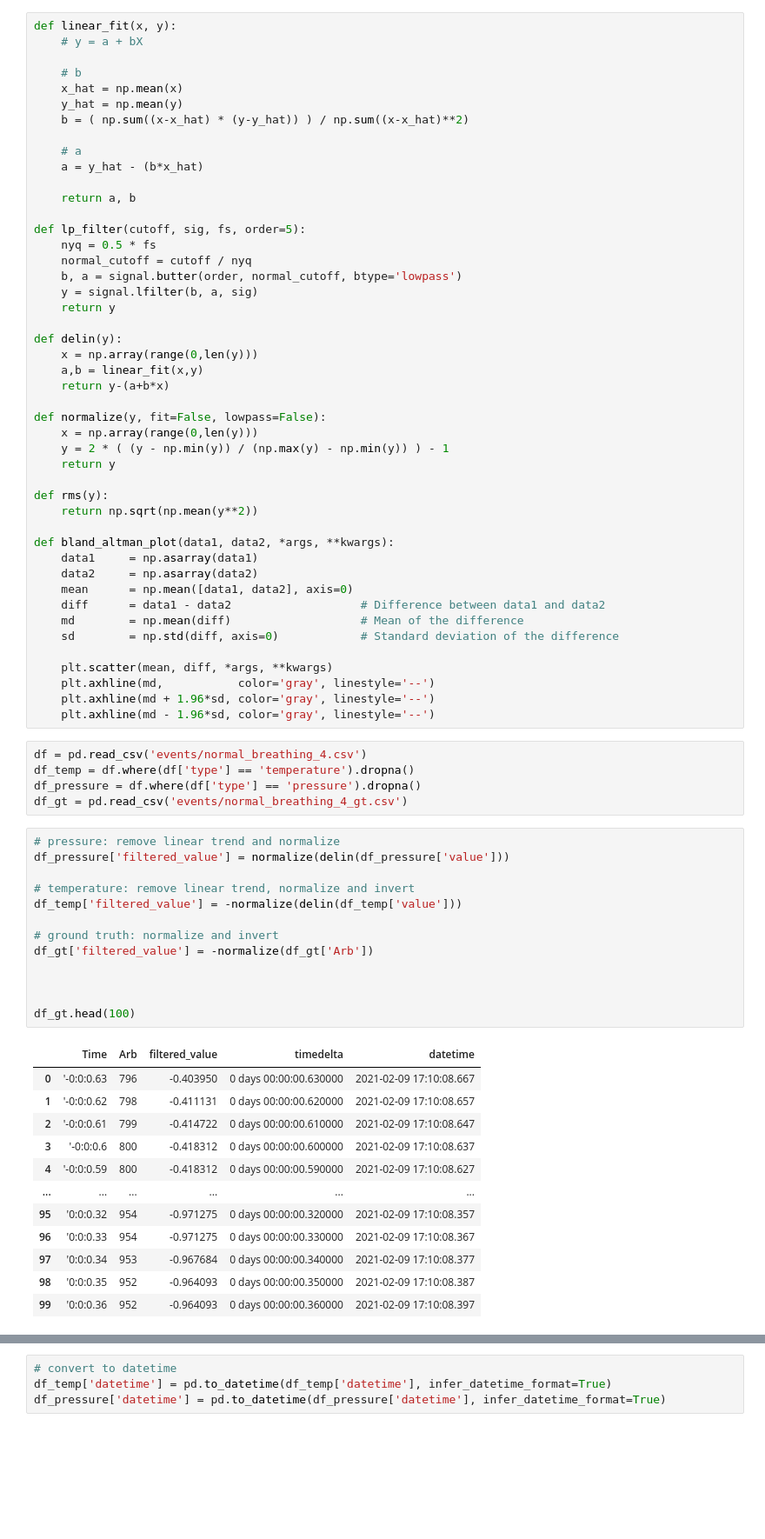
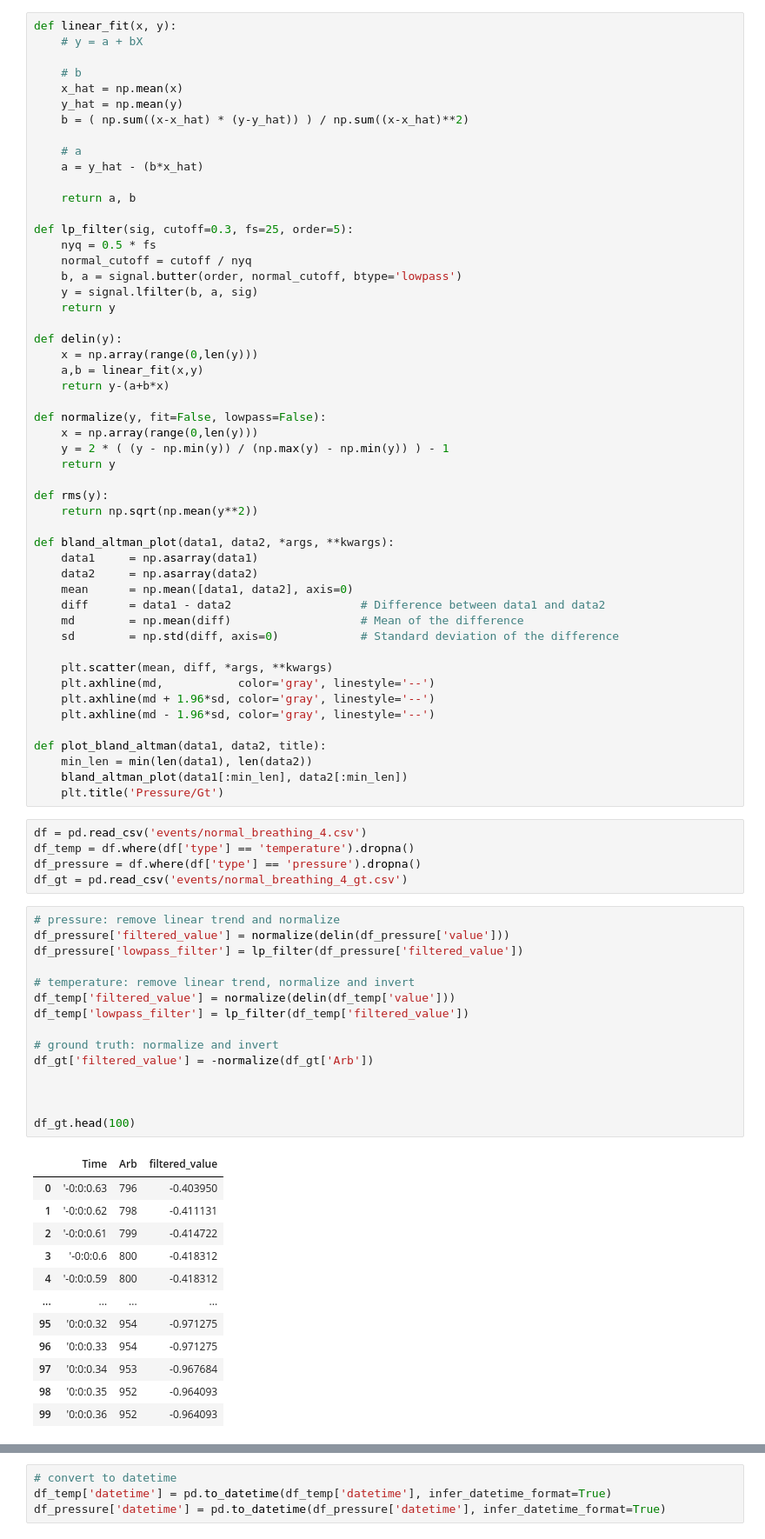
Before and after one commit to ka-moamoa/facebit-ios, a Jupyter notebook: data-exploration/bland-altman-plot-rr.ipynb, the cells around one changed output, grey strips where cells are left out. Shown: that part at 87% size. Cells and saved outputs as stored; diff of their text form; blank space fills up the shorter version.

```diff
--- a/data-exploration/bland-altman-plot-rr.ipynb
+++ b/data-exploration/bland-altman-plot-rr.ipynb
@@ -24,7 +24,7 @@ def linear_fit(x, y):
 
     return a, b
 
-def lp_filter(cutoff, sig, fs, order=5):
+def lp_filter(sig, cutoff=0.3, fs=25, order=5):
     nyq = 0.5 * fs
     normal_cutoff = cutoff / nyq
     b, a = signal.butter(order, normal_cutoff, btype='lowpass')
@@ -56,6 +56,11 @@ def bland_altman_plot(data1, data2, *args, **kwargs):
     plt.axhline(md,           color='gray', linestyle='--')
     plt.axhline(md + 1.96*sd, color='gray', linestyle='--')
     plt.axhline(md - 1.96*sd, color='gray', linestyle='--')
+
+def plot_bland_altman(data1, data2, title):
+    min_len = min(len(data1), len(data2))
+    bland_altman_plot(data1[:min_len], data2[:min_len])
+    plt.title('Pressure/Gt')
 # %%
 df = pd.read_csv('events/normal_breathing_4.csv')
 df_temp = df.where(df['type'] == 'temperature').dropna()
@@ -64,26 +69,28 @@ df_gt = pd.read_csv('events/normal_breathing_4_gt.csv')
 # %%
 # pressure: remove linear trend and normalize
 df_pressure['filtered_value'] = normalize(delin(df_pressure['value']))
+df_pressure['lowpass_filter'] = lp_filter(df_pressure['filtered_value'])
 
 # temperature: remove linear trend, normalize and invert
-df_temp['filtered_value'] = -normalize(delin(df_temp['value']))
+df_temp['filtered_value'] = normalize(delin(df_temp['value']))
+df_temp['lowpass_filter'] = lp_filter(df_temp['filtered_value'])
 
 # ground truth: normalize and invert
 df_gt['filtered_value'] = -normalize(df_gt['Arb'])
 
 
 
 df_gt.head(100)
 # %% [output]
-|  | Time | Arb | filtered_value | timedelta | datetime |
-| 0 | '-0:0:0.63 | 796 | -0.403950 | 0 days 00:00:00.630000 | 2021-02-09 17:10:08.667 |
-| 1 | '-0:0:0.62 | 798 | -0.411131 | 0 days 00:00:00.620000 | 2021-02-09 17:10:08.657 |
-| 2 | '-0:0:0.61 | 799 | -0.414722 | 0 days 00:00:00.610000 | 2021-02-09 17:10:08.647 |
-| 3 | '-0:0:0.6 | 800 | -0.418312 | 0 days 00:00:00.600000 | 2021-02-09 17:10:08.637 |
-| 4 | '-0:0:0.59 | 800 | -0.418312 | 0 days 00:00:00.590000 | 2021-02-09 17:10:08.627 |
-| ... | ... | ... | ... | ... | ... |
-| 95 | '0:0:0.32 | 954 | -0.971275 | 0 days 00:00:00.320000 | 2021-02-09 17:10:08.357 |
-| 96 | '0:0:0.33 | 954 | -0.971275 | 0 days 00:00:00.330000 | 2021-02-09 17:10:08.367 |
-| 97 | '0:0:0.34 | 953 | -0.967684 | 0 days 00:00:00.340000 | 2021-02-09 17:10:08.377 |
-| 98 | '0:0:0.35 | 952 | -0.964093 | 0 days 00:00:00.350000 | 2021-02-09 17:10:08.387 |
-| 99 | '0:0:0.36 | 952 | -0.964093 | 0 days 00:00:00.360000 | 2021-02-09 17:10:08.397 |
+|  | Time | Arb | filtered_value |
+| 0 | '-0:0:0.63 | 796 | -0.403950 |
+| 1 | '-0:0:0.62 | 798 | -0.411131 |
+| 2 | '-0:0:0.61 | 799 | -0.414722 |
+| 3 | '-0:0:0.6 | 800 | -0.418312 |
+| 4 | '-0:0:0.59 | 800 | -0.418312 |
+| ... | ... | ... | ... |
+| 95 | '0:0:0.32 | 954 | -0.971275 |
+| 96 | '0:0:0.33 | 954 | -0.971275 |
+| 97 | '0:0:0.34 | 953 | -0.967684 |
+| 98 | '0:0:0.35 | 952 | -0.964093 |
+| 99 | '0:0:0.36 | 952 | -0.964093 |
```
Also changed, not shown: parts of 9 cells of this notebook.
